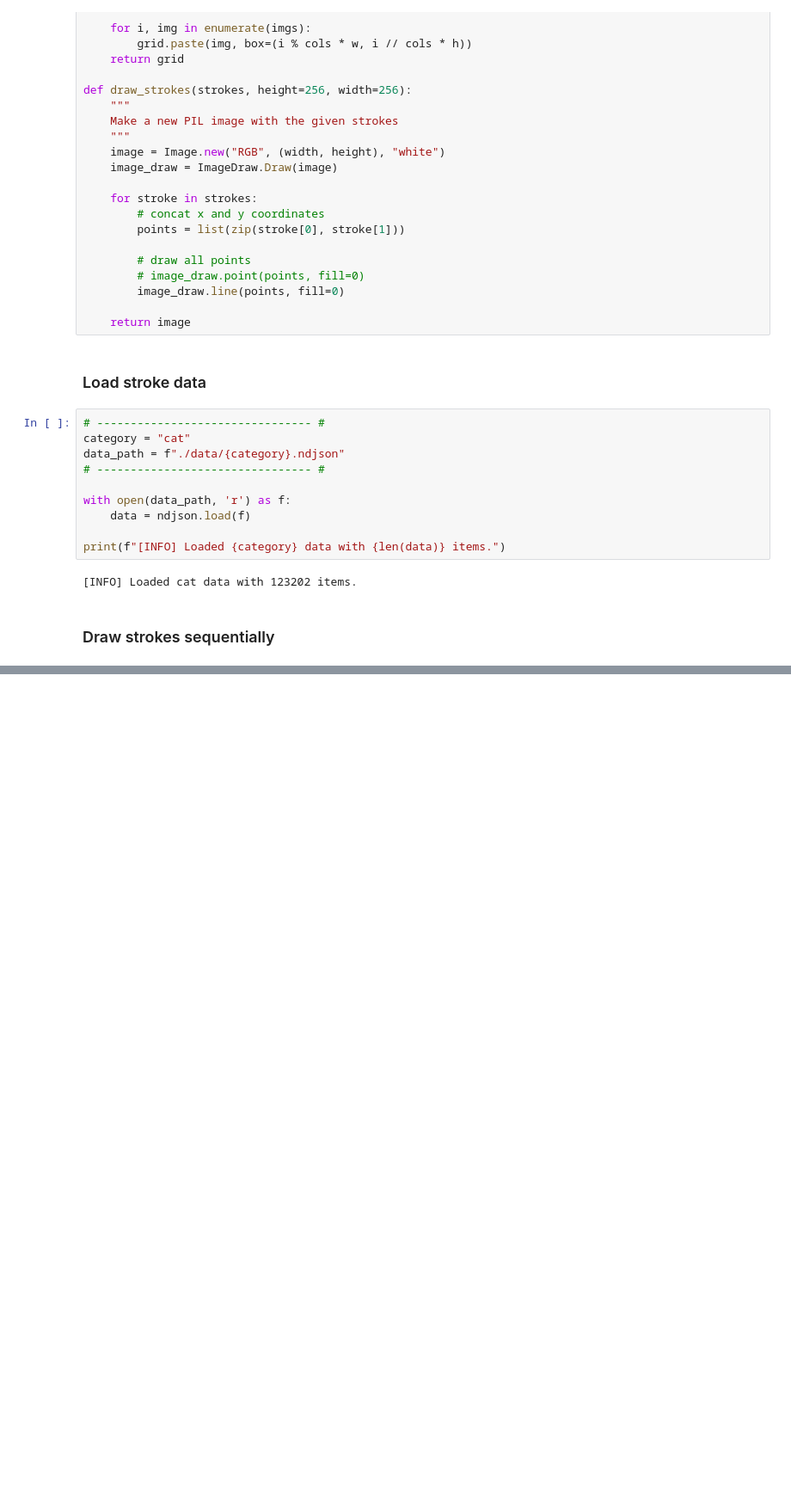
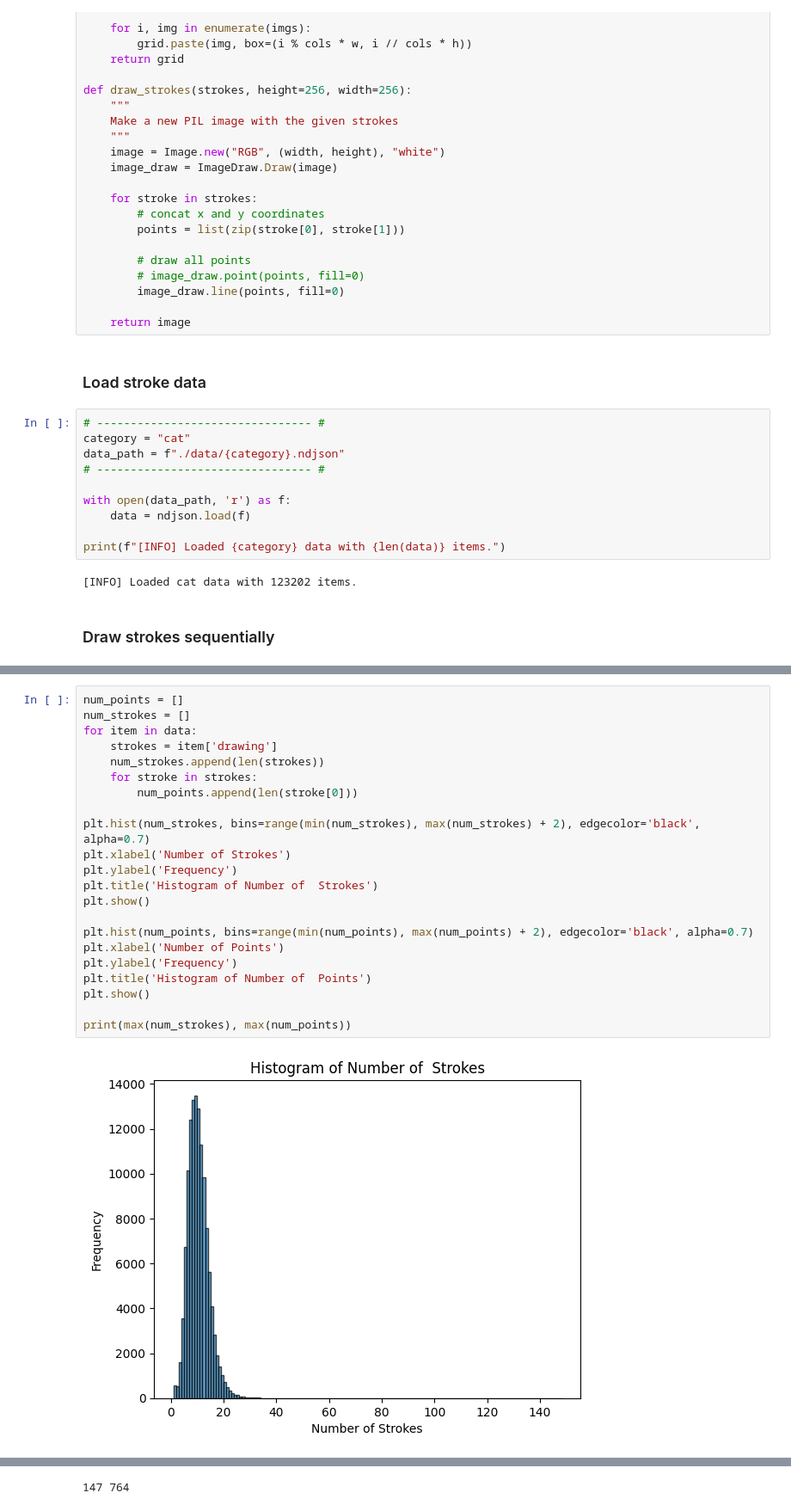
Before and after one commit to chlee973/CS492d-Team-17, a Jupyter notebook: load_data.ipynb, the cells around one changed output, grey strips where cells are left out. Shown: that part at 86% size. Saved outputs shown, nothing was run; the diff lists cells and outputs as text; blank space fills up the shorter version.

Commit message:
Impelement data preprocessing

```diff
--- a/load_data.ipynb
+++ b/load_data.ipynb
@@ -81,0 +83,24 @@ images_concat
+# %%
+num_points = []
+num_strokes = []
+for item in data:
+    strokes = item['drawing']
+    num_strokes.append(len(strokes))
+    for stroke in strokes:
+        num_points.append(len(stroke[0]))
+
+plt.hist(num_strokes, bins=range(min(num_strokes), max(num_strokes) + 2), edgecolor='black', alpha=0.7)
+plt.xlabel('Number of Strokes')
+plt.ylabel('Frequency')
+plt.title('Histogram of Number of  Strokes')
+plt.show()
+
+plt.hist(num_points, bins=range(min(num_points), max(num_points) + 2), edgecolor='black', alpha=0.7)
+plt.xlabel('Number of Points')
+plt.ylabel('Frequency')
+plt.title('Histogram of Number of  Points')
+plt.show()
+
+print(max(num_strokes), max(num_points))
+# %% [output]
+[figure, added]
@@ -81,0 +108 @@ images_concat
+147 764
```
Also changed, not shown: parts of 2 cells of this notebook, 3 other files.
